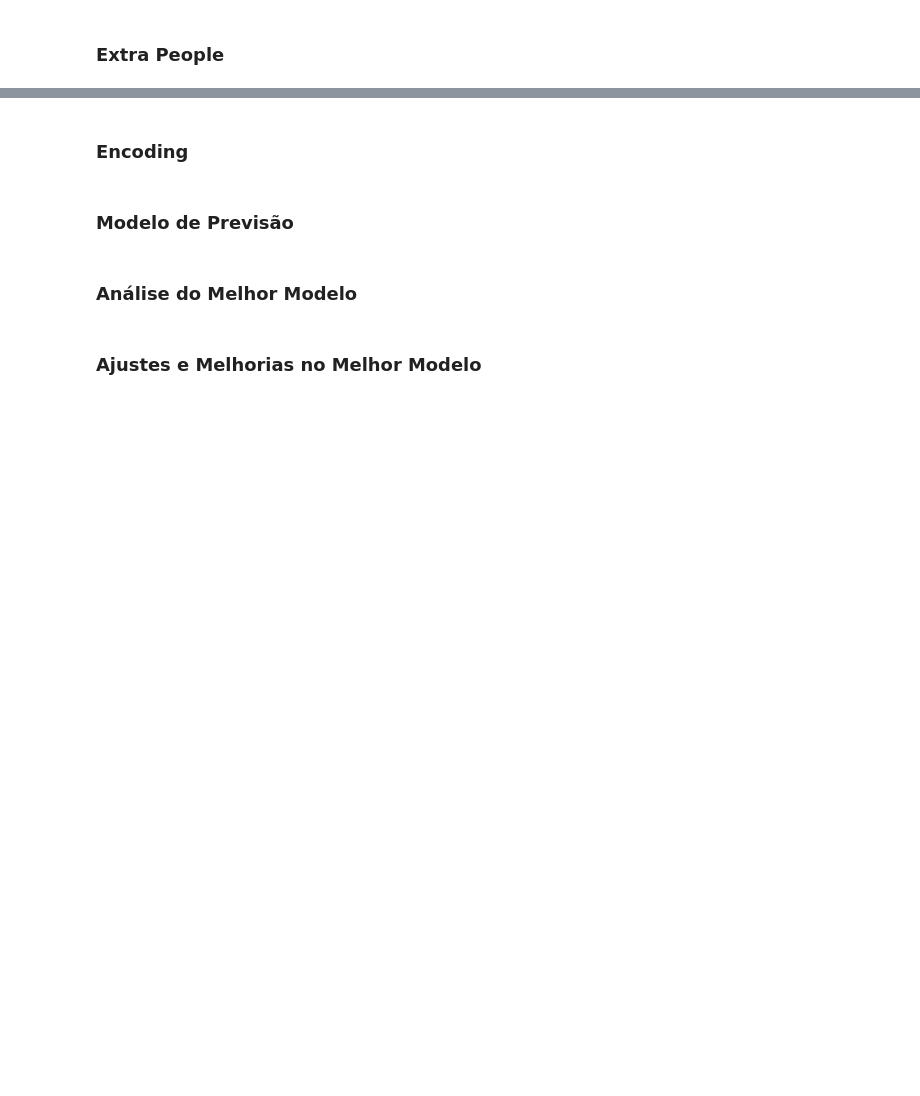
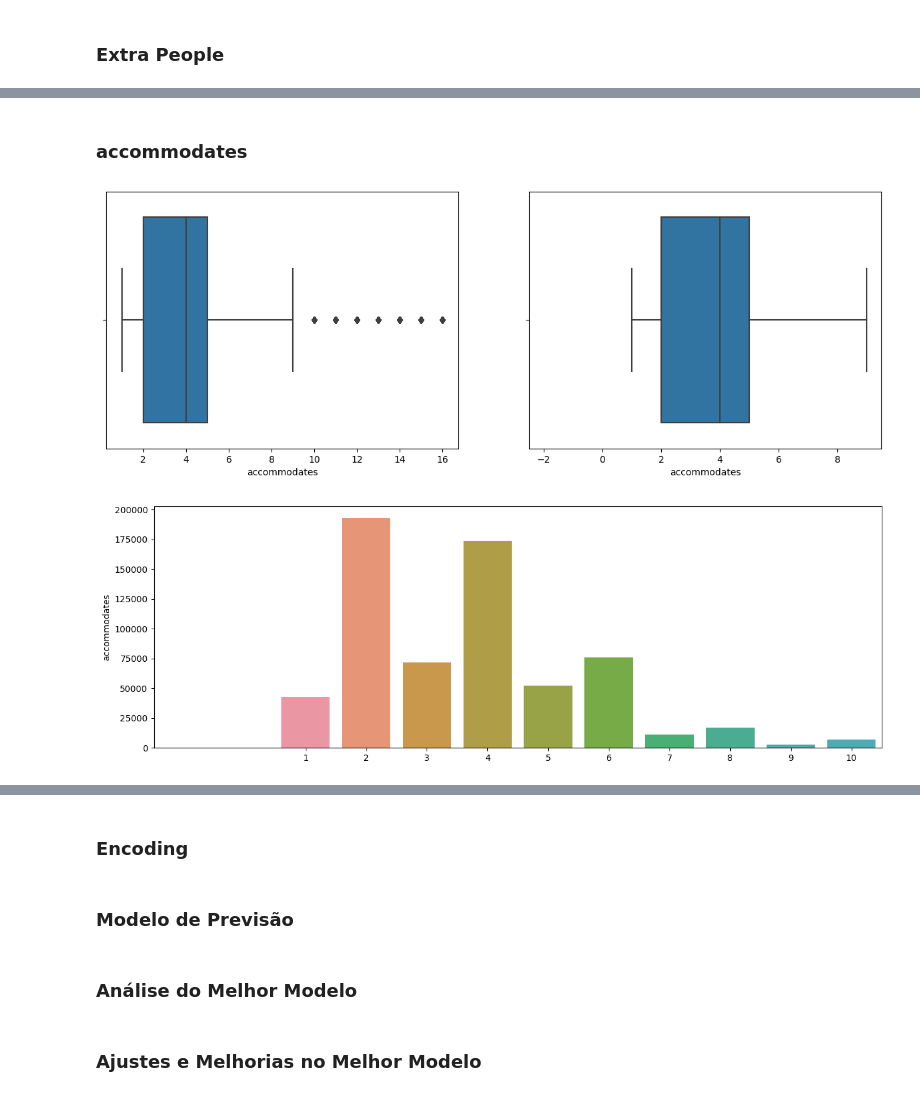
Before and after one commit to thiarly/impressionador-python-course, a Jupyter notebook: 36 - Projeto 3 Ciência de Dados/Airbnb/Solução Airbnb Rio.ipynb, the cells around one changed output, grey strips where cells are left out. Cells and saved outputs as stored; diff of their text form; code cells hidden in the pictures; blank space fills up the shorter version.

```diff
--- a/36 - Projeto 3 Ciência de Dados/Airbnb/Solução Airbnb Rio.ipynb
+++ b/36 - Projeto 3 Ciência de Dados/Airbnb/Solução Airbnb Rio.ipynb
@@ -313,0 +331,8 @@ Como estou contruindo um modelo para imóveis comuns dessa forma vou excluir os
+# %% [markdown]
+### accommodates
+# %%
+diagrama_caixa(base_airbnb['accommodates'])
+grafico_barra(base_airbnb['accommodates'])
+# %% [output]
+[figure, added]
+[figure, added]
```
Also changed, not shown: parts of 47 cells of this notebook, 1 other file.
